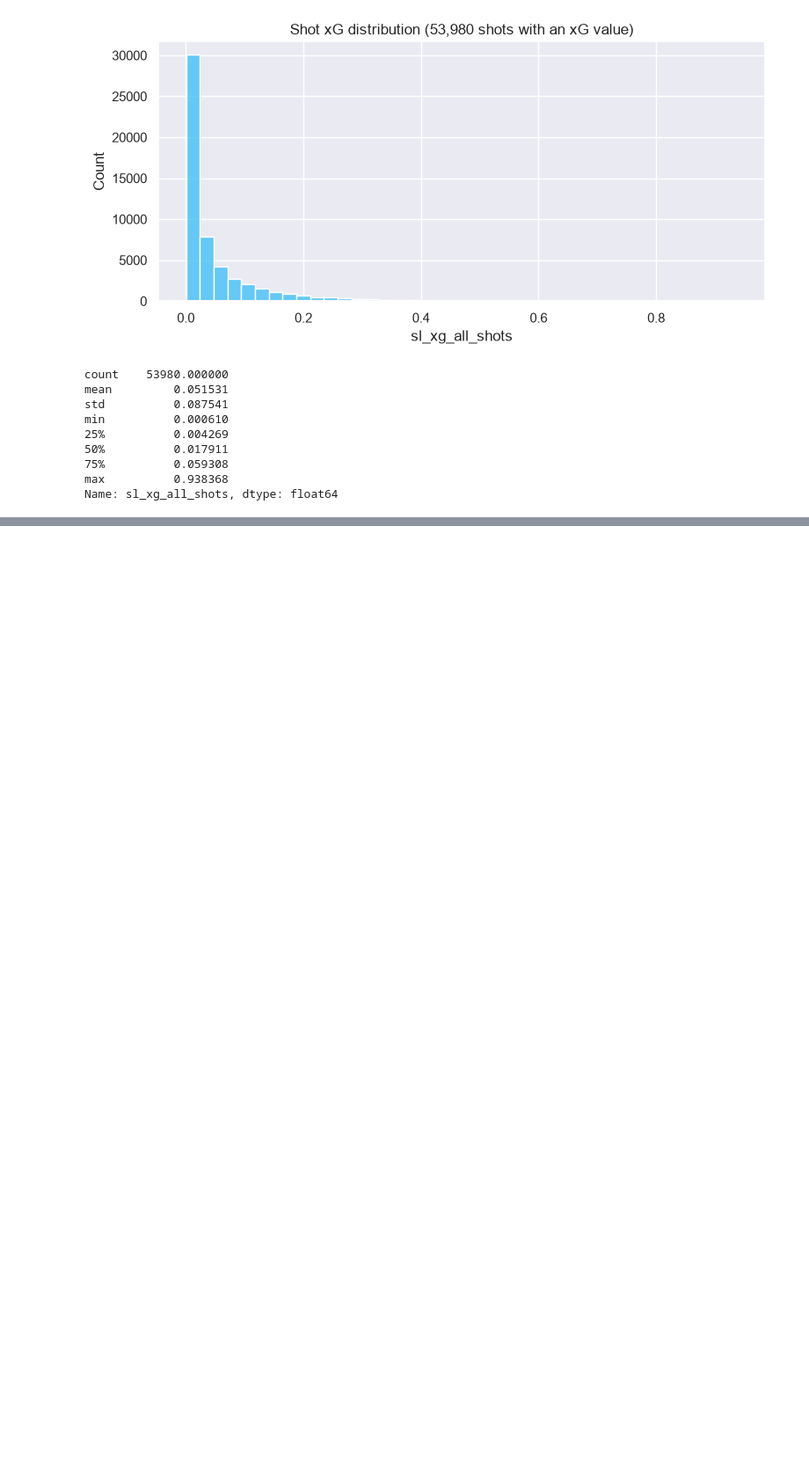
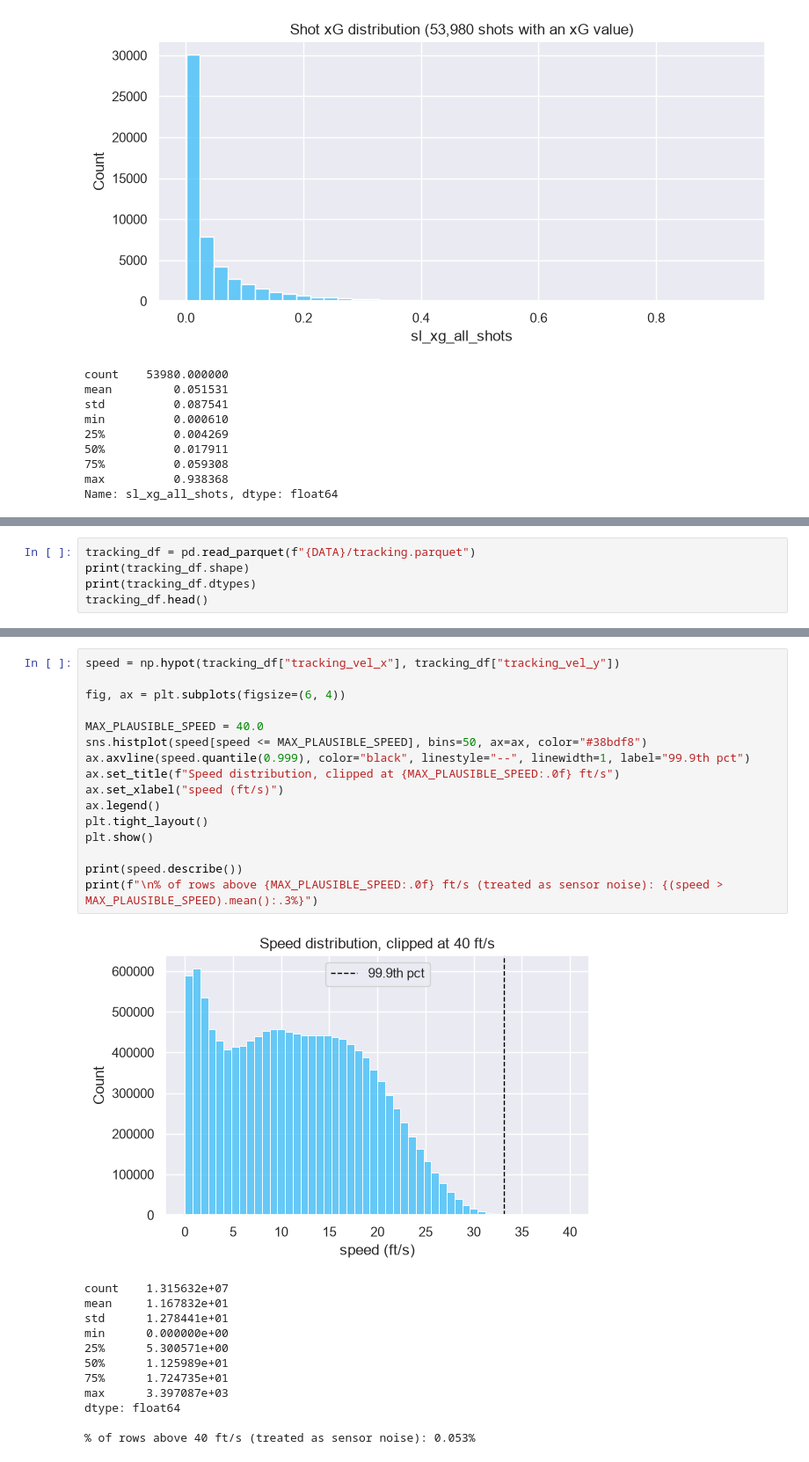
Before and after one commit to Nick3429/halo-forecheck-speed, a Jupyter notebook: eda.ipynb, the cells around one changed output, grey strips where cells are left out. Shown at 88% size. Saved outputs shown, nothing was run; the diff lists cells and outputs as text; blank space fills up the shorter version.

Commit message:
feat: eda on tracking

```diff
--- a/eda.ipynb
+++ b/eda.ipynb
@@ -438,0 +441,5 @@ Name: sl_xg_all_shots, dtype: float64
+# %%
+tracking_df = pd.read_parquet(f"{DATA}/tracking.parquet")
+print(tracking_df.shape)
+print(tracking_df.dtypes)
+tracking_df.head()
@@ -438,0 +489,29 @@ Name: sl_xg_all_shots, dtype: float64
+# %%
+speed = np.hypot(tracking_df["tracking_vel_x"], tracking_df["tracking_vel_y"])
+
+fig, ax = plt.subplots(figsize=(6, 4))
+
+MAX_PLAUSIBLE_SPEED = 40.0
+sns.histplot(speed[speed <= MAX_PLAUSIBLE_SPEED], bins=50, ax=ax, color="#38bdf8")
+ax.axvline(speed.quantile(0.999), color="black", linestyle="--", linewidth=1, label="99.9th pct")
+ax.set_title(f"Speed distribution, clipped at {MAX_PLAUSIBLE_SPEED:.0f} ft/s")
+ax.set_xlabel("speed (ft/s)")
+ax.legend()
+plt.tight_layout()
+plt.show()
+
+print(speed.describe())
+print(f"\n% of rows above {MAX_PLAUSIBLE_SPEED:.0f} ft/s (treated as sensor noise): {(speed > MAX_PLAUSIBLE_SPEED).mean():.3%}")
+# %% [output]
+[figure, added]
+count    1.315632e+07
+mean     1.167832e+01
+std      1.278441e+01
+min      0.000000e+00
+25%      5.300571e+00
+50%      1.125989e+01
+75%      1.724735e+01
+max      3.397087e+03
+dtype: float64
+
+% of rows above 40 ft/s (treated as sensor noise): 0.053%
```
Also changed, not shown: parts of 4 cells of this notebook.
